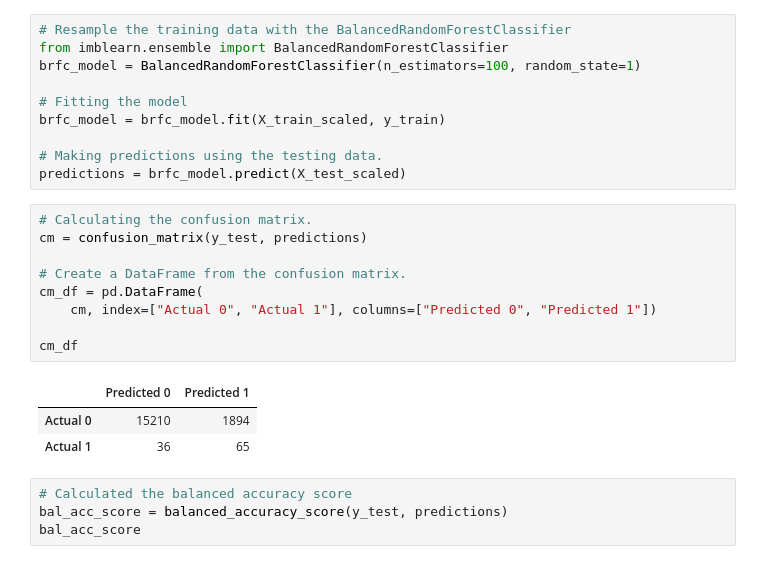
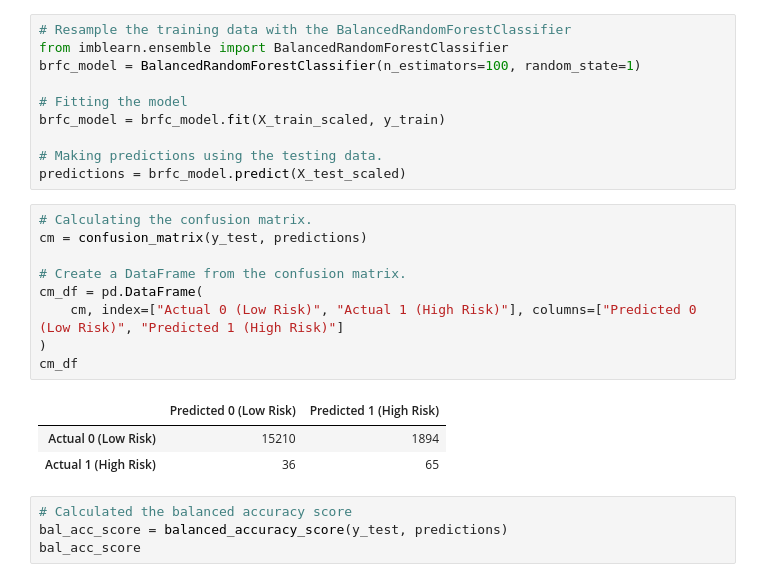
Before and after one commit to tonywang3571/Credit_Risk_Analysis, a Jupyter notebook: credit_risk_ensemble.ipynb, the cells around one changed output. Cells and saved outputs as stored; diff of their text form.

```diff
--- a/credit_risk_ensemble.ipynb
+++ b/credit_risk_ensemble.ipynb
@@ -251,16 +251,16 @@ predictions = brfc_model.predict(X_test_scaled)
 # %%
 # Calculating the confusion matrix.
 cm = confusion_matrix(y_test, predictions)
 
 # Create a DataFrame from the confusion matrix.
 cm_df = pd.DataFrame(
-    cm, index=["Actual 0", "Actual 1"], columns=["Predicted 0", "Predicted 1"])
-
+    cm, index=["Actual 0 (Low Risk)", "Actual 1 (High Risk)"], columns=["Predicted 0 (Low Risk)", "Predicted 1 (High Risk)"]
+)
 cm_df
 # %% [output]
-|  | Predicted 0 | Predicted 1 |
-| Actual 0 | 15210 | 1894 |
-| Actual 1 | 36 | 65 |
+|  | Predicted 0 (Low Risk) | Predicted 1 (High Risk) |
+| Actual 0 (Low Risk) | 15210 | 1894 |
+| Actual 1 (High Risk) | 36 | 65 |
 # %%
 # Calculated the balanced accuracy score
 bal_acc_score = balanced_accuracy_score(y_test, predictions)
```
Also changed, not shown: parts of 4 cells of this notebook, 8 other files.
